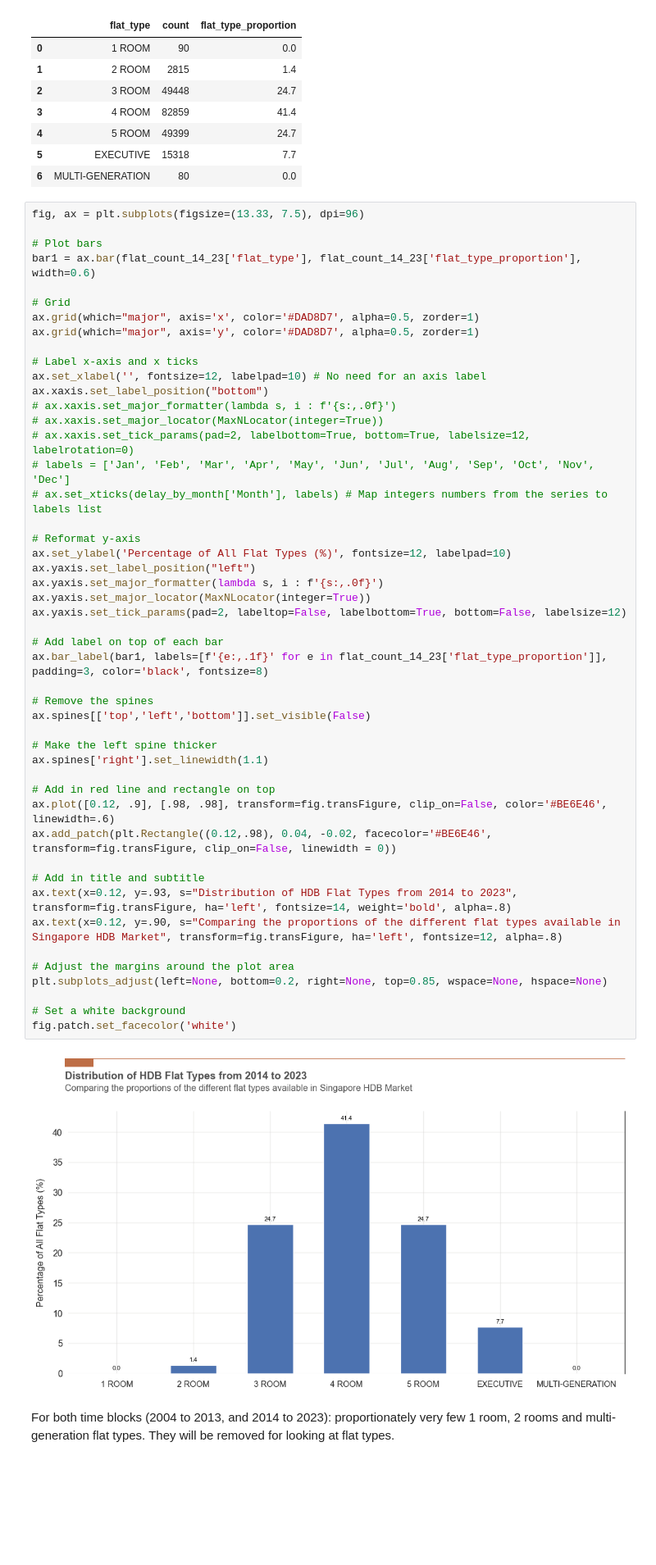
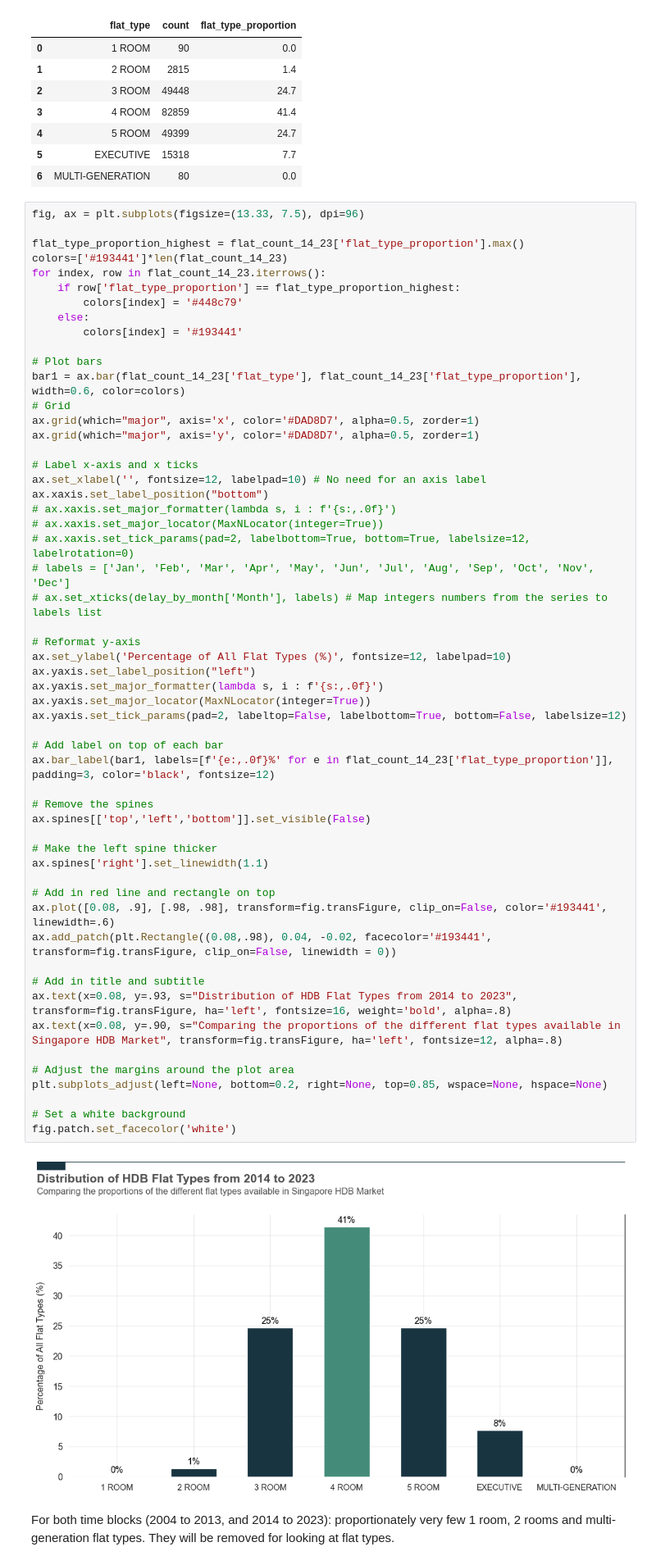
Before and after one commit to raychng/bt4222-project, a Jupyter notebook: EDA 2014 to 2023.ipynb, the cells around one changed output. Shown at 82% size. Drawn from its saved outputs; the diff is of its cells as text; blank space fills up the shorter version.

```diff
--- a/EDA 2014 to 2023.ipynb
+++ b/EDA 2014 to 2023.ipynb
@@ -130,9 +159,16 @@ flat_count_14_23
 # %%
 fig, ax = plt.subplots(figsize=(13.33, 7.5), dpi=96)
 
+flat_type_proportion_highest = flat_count_14_23['flat_type_proportion'].max()
+colors=['#193441']*len(flat_count_14_23)
+for index, row in flat_count_14_23.iterrows():
+    if row['flat_type_proportion'] == flat_type_proportion_highest:
+        colors[index] = '#448c79'
+    else:
+        colors[index] = '#193441'
+
 # Plot bars
-bar1 = ax.bar(flat_count_14_23['flat_type'], flat_count_14_23['flat_type_proportion'], width=0.6)
-
+bar1 = ax.bar(flat_count_14_23['flat_type'], flat_count_14_23['flat_type_proportion'], width=0.6, color=colors)
 # Grid
 ax.grid(which="major", axis='x', color='#DAD8D7', alpha=0.5, zorder=1)
 ax.grid(which="major", axis='y', color='#DAD8D7', alpha=0.5, zorder=1)
@@ -144,39 +180,39 @@ ax.xaxis.set_label_position("bottom")
 # ax.xaxis.set_major_locator(MaxNLocator(integer=True))
 # ax.xaxis.set_tick_params(pad=2, labelbottom=True, bottom=True, labelsize=12, labelrotation=0)
 # labels = ['Jan', 'Feb', 'Mar', 'Apr', 'May', 'Jun', 'Jul', 'Aug', 'Sep', 'Oct', 'Nov', 'Dec']
 # ax.set_xticks(delay_by_month['Month'], labels) # Map integers numbers from the series to labels list
 
 # Reformat y-axis
 ax.set_ylabel('Percentage of All Flat Types (%)', fontsize=12, labelpad=10)
 ax.yaxis.set_label_position("left")
 ax.yaxis.set_major_formatter(lambda s, i : f'{s:,.0f}')
 ax.yaxis.set_major_locator(MaxNLocator(integer=True))
 ax.yaxis.set_tick_params(pad=2, labeltop=False, labelbottom=True, bottom=False, labelsize=12)
 
 # Add label on top of each bar
-ax.bar_label(bar1, labels=[f'{e:,.1f}' for e in flat_count_14_23['flat_type_proportion']], padding=3, color='black', fontsize=8)
+ax.bar_label(bar1, labels=[f'{e:,.0f}%' for e in flat_count_14_23['flat_type_proportion']], padding=3, color='black', fontsize=12)
 
 # Remove the spines
 ax.spines[['top','left','bottom']].set_visible(False)
 
 # Make the left spine thicker
 ax.spines['right'].set_linewidth(1.1)
 
 # Add in red line and rectangle on top
-ax.plot([0.12, .9], [.98, .98], transform=fig.transFigure, clip_on=False, color='#BE6E46', linewidth=.6)
-ax.add_patch(plt.Rectangle((0.12,.98), 0.04, -0.02, facecolor='#BE6E46', transform=fig.transFigure, clip_on=False, linewidth = 0))
+ax.plot([0.08, .9], [.98, .98], transform=fig.transFigure, clip_on=False, color='#193441', linewidth=.6)
+ax.add_patch(plt.Rectangle((0.08,.98), 0.04, -0.02, facecolor='#193441', transform=fig.transFigure, clip_on=False, linewidth = 0))
 
 # Add in title and subtitle
-ax.text(x=0.12, y=.93, s="Distribution of HDB Flat Types from 2014 to 2023", transform=fig.transFigure, ha='left', fontsize=14, weight='bold', alpha=.8)
-ax.text(x=0.12, y=.90, s="Comparing the proportions of the different flat types available in Singapore HDB Market", transform=fig.transFigure, ha='left', fontsize=12, alpha=.8)
+ax.text(x=0.08, y=.93, s="Distribution of HDB Flat Types from 2014 to 2023", transform=fig.transFigure, ha='left', fontsize=16, weight='bold', alpha=.8)
+ax.text(x=0.08, y=.90, s="Comparing the proportions of the different flat types available in Singapore HDB Market", transform=fig.transFigure, ha='left', fontsize=12, alpha=.8)
 
 # Adjust the margins around the plot area
 plt.subplots_adjust(left=None, bottom=0.2, right=None, top=0.85, wspace=None, hspace=None)
 
 # Set a white background
 fig.patch.set_facecolor('white')
 # %% [output]
-[figure, old version]
+[figure, new version]
 # %% [markdown]
 For both time blocks (2004 to 2013, and 2014 to 2023):
  proportionately very few 1 room, 2 rooms and multi-generation flat types. They will be removed for looking at flat types.
```
Also changed, not shown: parts of 78 cells of this notebook, 1 other file.
